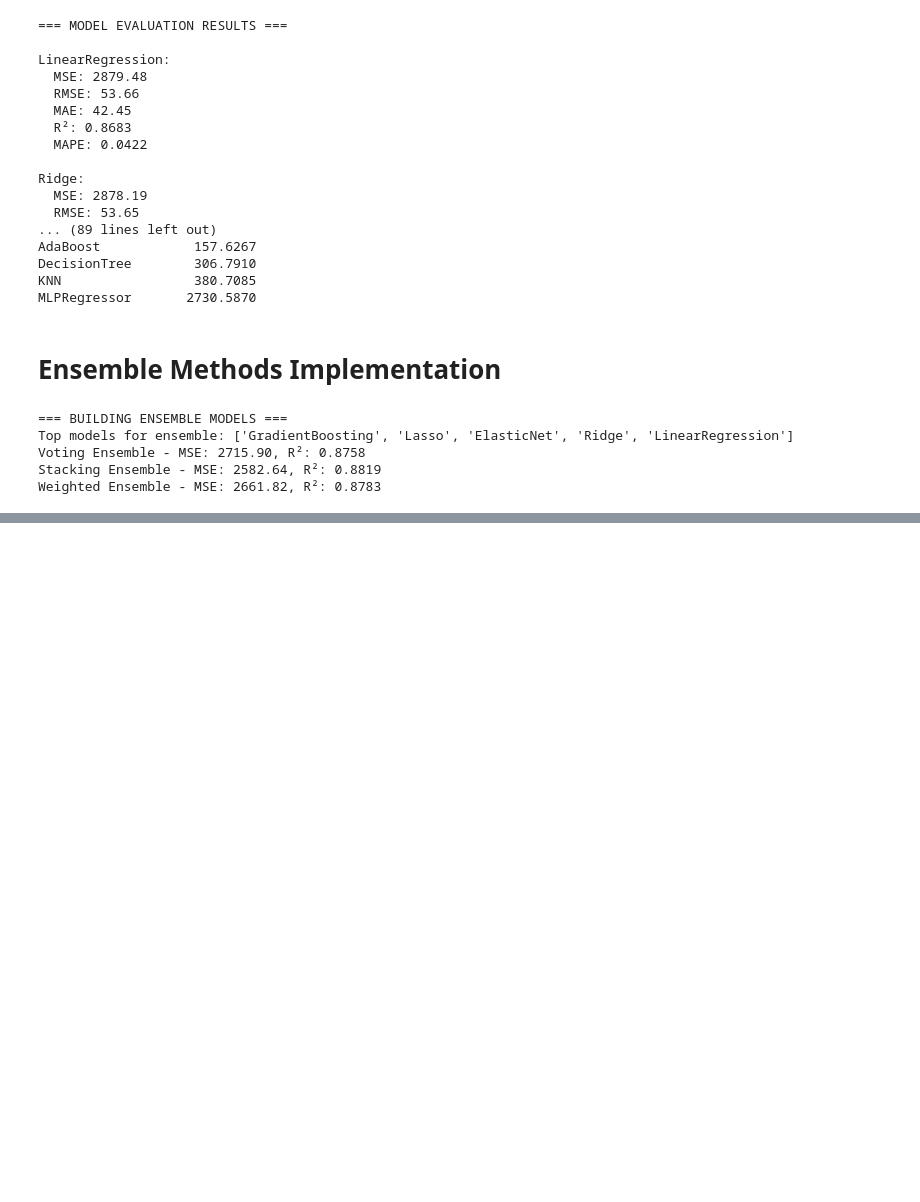
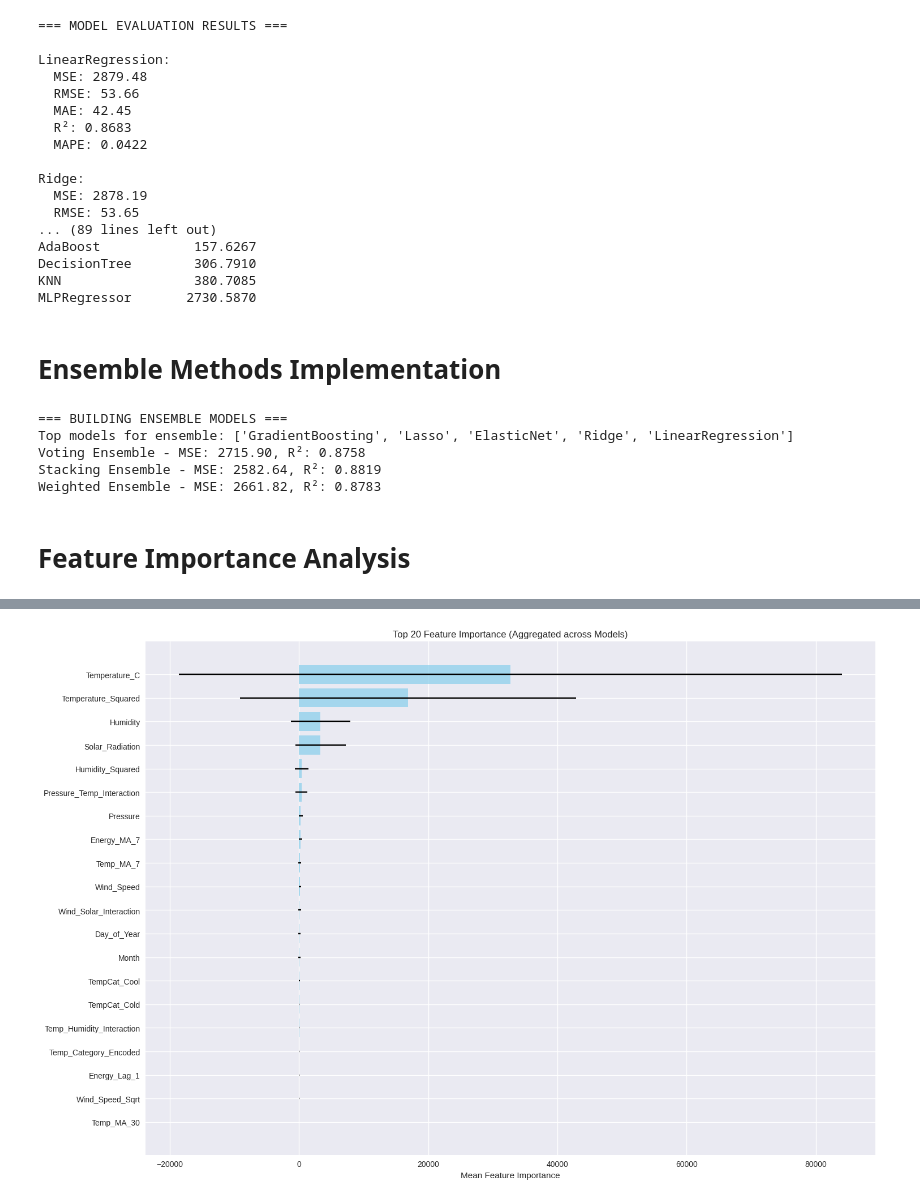
Before and after one commit to lucks-13/Energy-Consumption-Prediction, a Jupyter notebook: code.ipynb, the cells around one changed output, grey strips where cells are left out. Drawn from its saved outputs; the diff is of its cells as text; code cells hidden in the pictures; blank space fills up the shorter version.

Commit message:
Feature Importance Analysis

```diff
--- a/code.ipynb
+++ b/code.ipynb
@@ -591,3 +591,82 @@ Top models for ensemble: ['GradientBoosting', 'Lasso', 'ElasticNet', 'Ridge', 'L
 Voting Ensemble - MSE: 2715.90, R²: 0.8758
 Stacking Ensemble - MSE: 2582.64, R²: 0.8819
 Weighted Ensemble - MSE: 2661.82, R²: 0.8783
+# %% [markdown]
+# Feature Importance Analysis
+# %%
+print("=== FEATURE IMPORTANCE ANALYSIS ===")
+
+feature_names = X.columns.tolist()
+
+tree_models = ['DecisionTree', 'RandomForest', 'GradientBoosting', 'AdaBoost']
+importance_results = {}
+
+for model_name in tree_models:
+    if model_name in best_models:
+        importance = best_models[model_name].feature_importances_
+        importance_results[model_name] = dict(zip(feature_names, importance))
+
+print("\nCalculating permutation importance...")
+perm_importance_results = {}
+
+top_models_for_perm = performance_df.nlargest(3, 'R2').index.tolist()
+for model_name in top_models_for_perm:
+    scaler_name = scaler_mapping[model_name]
+    X_test_current = X_test_scaled[scaler_name]
+
+    perm_importance = permutation_importance(
+        best_models[model_name], X_test_current, y_test,
+        n_repeats=10, random_state=42, scoring='neg_mean_squared_error'
+    )
+    perm_importance_results[model_name] = dict(zip(feature_names, perm_importance.importances_mean))
+
+all_features = set()
+for model_results in importance_results.values():
+    all_features.update(model_results.keys())
+for model_results in perm_importance_results.values():
+    all_features.update(model_results.keys())
+
+feature_importance_summary = {}
+for feature in all_features:
+    scores = []
+    for model_results in list(importance_results.values()) + list(perm_importance_results.values()):
+        if feature in model_results:
+            scores.append(model_results[feature])
+    feature_importance_summary[feature] = {
+        'mean_importance': np.mean(scores),
+        'std_importance': np.std(scores),
+        'count': len(scores)
+    }
+
+sorted_features = sorted(feature_importance_summary.items(),
+                        key=lambda x: x[1]['mean_importance'], reverse=True)
+
+print("\nTop 15 Most Important Features:")
+for i, (feature, stats) in enumerate(sorted_features[:15]):
+    print(f"{i+1:2d}. {feature:25s} - Mean: {stats['mean_importance']:.4f} (+/- {stats['std_importance']:.4f})")
+
+plt.figure(figsize=(15, 10))
+top_features = [item[0] for item in sorted_features[:20]]
+top_importance = [item[1]['mean_importance'] for item in sorted_features[:20]]
+top_std = [item[1]['std_importance'] for item in sorted_features[:20]]
+
+plt.barh(range(len(top_features)), top_importance, xerr=top_std, alpha=0.7, color='skyblue')
+plt.yticks(range(len(top_features)), top_features)
+plt.xlabel('Mean Feature Importance')
+plt.title('Top 20 Feature Importance (Aggregated across Models)')
+plt.gca().invert_yaxis()
+plt.tight_layout()
+plt.show()
+
+import scipy.stats as stats
+
+feature_target_corr = {}
+for feature in feature_names:
+    corr_coef, p_value = stats.pearsonr(X[feature], y)
+    feature_target_corr[feature] = {'correlation': corr_coef, 'p_value': p_value}
+
+sorted_corr = sorted(feature_target_corr.items(), key=lambda x: abs(x[1]['correlation']), reverse=True)
+print("\nTop 10 Features by Correlation with Target:")
+for i, (feature, stats) in enumerate(sorted_corr[:10]):
+    print(f"{i+1:2d}. {feature:25s} - Corr: {stats['correlation']:6.4f}, p-value: {stats['p_value']:.4e}")
+# %% [output]
@@ -593,0 +693 @@ Weighted Ensemble - MSE: 2661.82, R²: 0.8783
+[figure, added]
```
Also changed, not shown: parts of 1 cell of this notebook.
